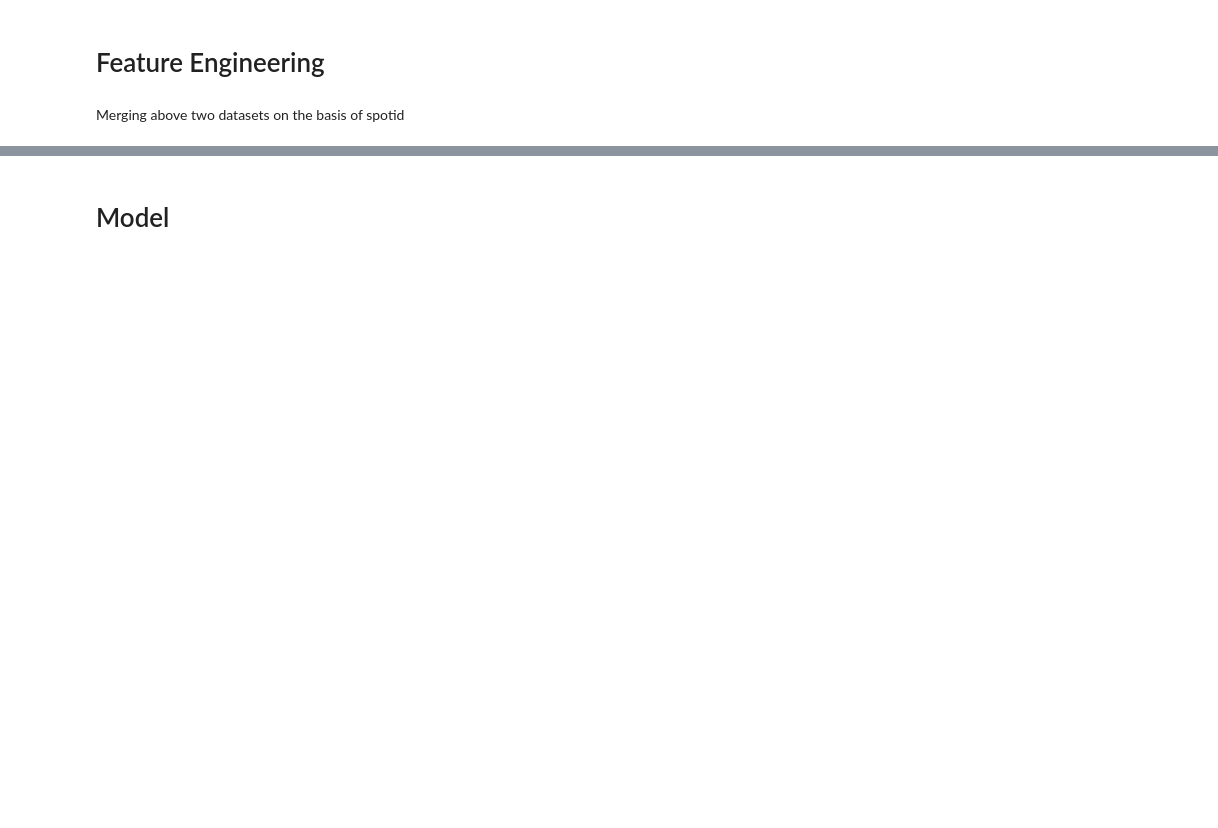
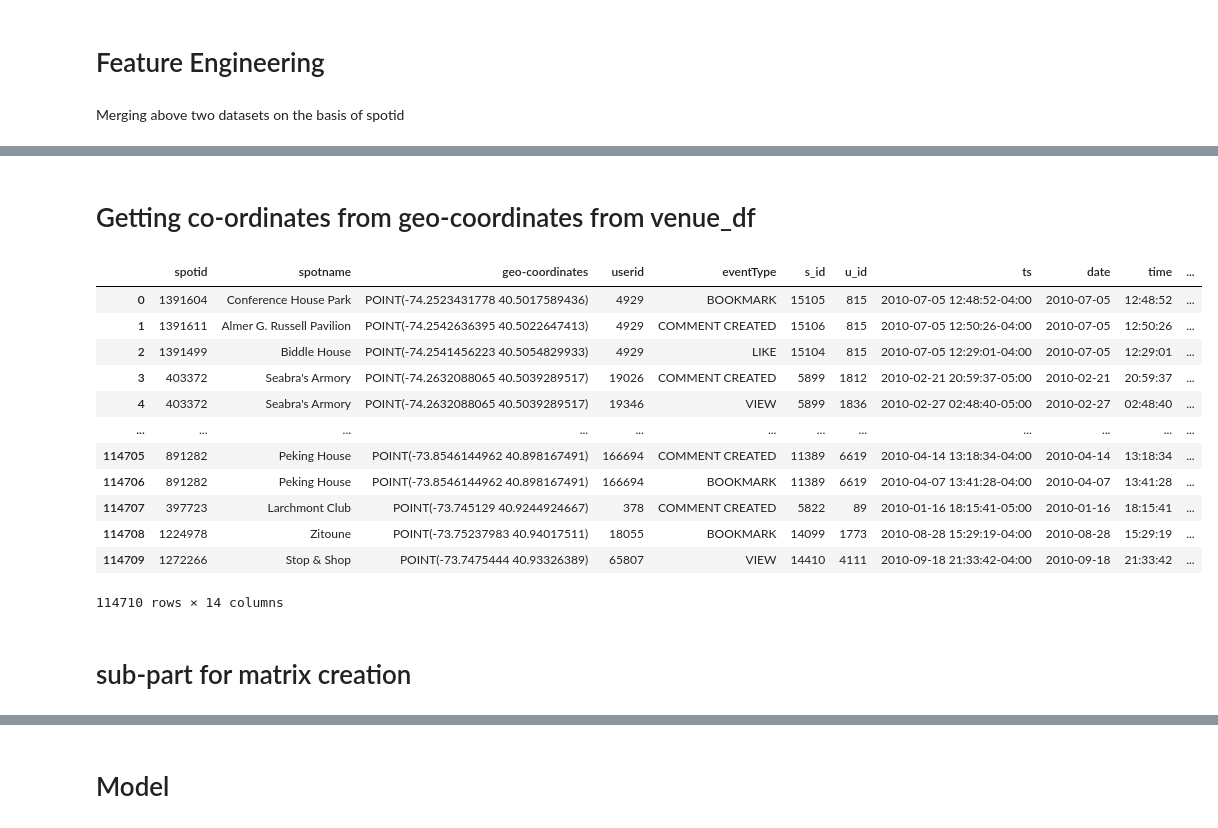
Before and after one commit to prachiacharya01/SneakPeek, a Jupyter notebook: Recommendation.ipynb, the cells around one changed output, grey strips where cells are left out. Cells and saved outputs as stored; diff of their text form; code cells hidden in the pictures; blank space fills up the shorter version.

```diff
--- a/Recommendation.ipynb
+++ b/Recommendation.ipynb
@@ -128,0 +209,19 @@ merged_df
+# %% [markdown]
+# Getting co-ordinates from geo-coordinates from venue_df
+# %%
+merged_df = merged_df.drop(["latitude","longitude"],axis=1)
+merged_df
+# %% [output]
+|  | spotid | spotname | geo-coordinates | userid | eventType | s_id | u_id | ts | date | time | ... |
+| 0 | 1391604 | Conference House Park | POINT(-74.2523431778 40.5017589436) | 4929 | BOOKMARK | 15105 | 815 | 2010-07-05 12:48:52-04:00 | 2010-07-05 | 12:48:52 | ... |
+| 1 | 1391611 | Almer G. Russell Pavilion | POINT(-74.2542636395 40.5022647413) | 4929 | COMMENT CREATED | 15106 | 815 | 2010-07-05 12:50:26-04:00 | 2010-07-05 | 12:50:26 | ... |
+| 2 | 1391499 | Biddle House | POINT(-74.2541456223 40.5054829933) | 4929 | LIKE | 15104 | 815 | 2010-07-05 12:29:01-04:00 | 2010-07-05 | 12:29:01 | ... |
+| 3 | 403372 | Seabra's Armory | POINT(-74.2632088065 40.5039289517) | 19026 | COMMENT CREATED | 5899 | 1812 | 2010-02-21 20:59:37-05:00 | 2010-02-21 | 20:59:37 | ... |
+| 4 | 403372 | Seabra's Armory | POINT(-74.2632088065 40.5039289517) | 19346 | VIEW | 5899 | 1836 | 2010-02-27 02:48:40-05:00 | 2010-02-27 | 02:48:40 | ... |
+| ... | ... | ... | ... | ... | ... | ... | ... | ... | ... | ... | ... |
+| 114705 | 891282 | Peking House | POINT(-73.8546144962 40.898167491) | 166694 | COMMENT CREATED | 11389 | 6619 | 2010-04-14 13:18:34-04:00 | 2010-04-14 | 13:18:34 | ... |
+| 114706 | 891282 | Peking House | POINT(-73.8546144962 40.898167491) | 166694 | BOOKMARK | 11389 | 6619 | 2010-04-07 13:41:28-04:00 | 2010-04-07 | 13:41:28 | ... |
+| 114707 | 397723 | Larchmont Club | POINT(-73.745129 40.9244924667) | 378 | COMMENT CREATED | 5822 | 89 | 2010-01-16 18:15:41-05:00 | 2010-01-16 | 18:15:41 | ... |
+| 114708 | 1224978 | Zitoune | POINT(-73.75237983 40.94017511) | 18055 | BOOKMARK | 14099 | 1773 | 2010-08-28 15:29:19-04:00 | 2010-08-28 | 15:29:19 | ... |
+| 114709 | 1272266 | Stop & Shop | POINT(-73.7475444 40.93326389) | 65807 | VIEW | 14410 | 4111 | 2010-09-18 21:33:42-04:00 | 2010-09-18 | 21:33:42 | ... |
+114710 rows × 14 columns
@@ -128,0 +246,2 @@ merged_df
+# %% [markdown]
+# sub-part for matrix creation
```
Also changed, not shown: parts of 41 cells of this notebook.
